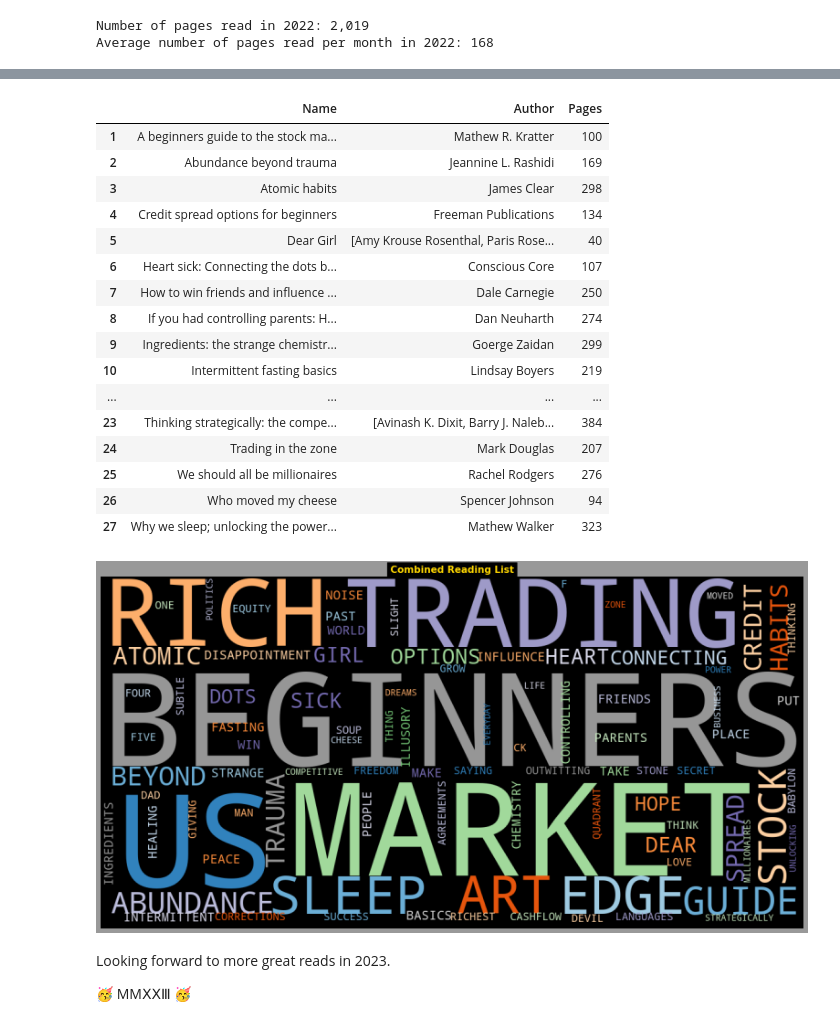
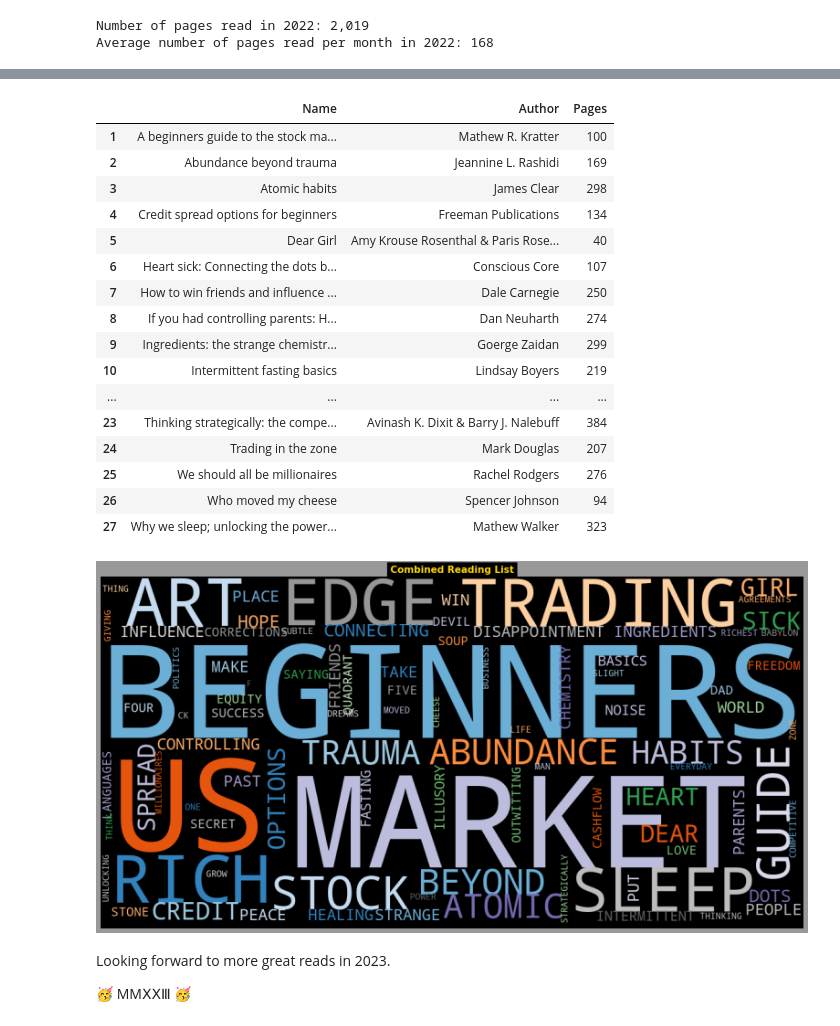
Before and after one commit to Sonya-7/PersonalReadingTrends, a Jupyter notebook: reading-list.ipynb, the cells around one changed output, grey strips where cells are left out. Saved outputs shown, nothing was run; the diff lists cells and outputs as text; code cells hidden in the pictures.

```diff
--- a/reading-list.ipynb
+++ b/reading-list.ipynb
@@ -24,8 +24,8 @@ book_list2021 = {1:{'Name':"The richest man in Babylon", 'Author':"George S. Cla
                  , 14:{'Name':"A beginners guide to the stock market", 'Author':"Mathew R. Kratter", 'Pages':100}
                  , 15:{'Name':"Credit spread options for beginners", 'Author':"Freeman Publications", 'Pages':134}
                  , 16:{'Name':"Heart sick: Connecting the dots between hope, disappointment and healing", 'Author':"Conscious Core", 'Pages':107}
-                 , 17:{'Name':"Thinking strategically: the competitive edge in business, politics and everyday life", 'Author':["Avinash K. Dixit", "Barry J. Nalebuff"], 'Pages':384}
-                 , 18:{'Name':"Noise trading and illusory corrections in the US equity markets", 'Author':["Jennifer C. Bender", "Carol L. Osler", "David Simon"], 'Pages':47}
+                 , 17:{'Name':"Thinking strategically: the competitive edge in business, politics and everyday life", 'Author':"Avinash K. Dixit & " "Barry J. Nalebuff", 'Pages':384}
+                 , 18:{'Name':"Noise trading and illusory corrections in the US equity markets", 'Author':"Jennifer C. Bender & " "Carol L. Osler & " "David Simon", 'Pages':47}
                 }
 # %%
 BL21 = pd.DataFrame(book_list2021).transpose()
@@ -85,7 +85,7 @@ book_list2022 = {1:{'Name':"The subtle art of not giving a F*ck", 'Author':"Mark
                  , 6:{'Name':"The art of saying NO", 'Author':"Damon Zahariades", 'Pages':160}
                  , 7:{'Name':"If you had controlling parents: How to make peace with your past and take your place in the world", 'Author':"Dan Neuharth", 'Pages':274}
                  , 8:{'Name':"Abundance beyond trauma", 'Author':"Jeannine L. Rashidi", 'Pages':169}
-                 , 9:{'Name':"Dear Girl", 'Author':["Amy Krouse Rosenthal", "Paris Rosenthal"], 'Pages':40}
+                 , 9:{'Name':"Dear Girl", 'Author':"Amy Krouse Rosenthal & " "Paris Rosenthal", 'Pages':40}
                 }
 # %%
 BL22 = pd.DataFrame(book_list2022).transpose()
@@ -128,21 +128,20 @@ plt.show()
 # %%
 comb_list = pd.concat([BL21, BL22]).sort_values(by='Name').set_index([pd.Index(range(1, len(BL21) + len(BL22) + 1))])
-comb_list.to_csv('reading_list.csv')
 comb_list
 # %% [output]
 |  | Name | Author | Pages |
 | 1 | A beginners guide to the stock ma... | Mathew R. Kratter | 100 |
 | 2 | Abundance beyond trauma | Jeannine L. Rashidi | 169 |
 | 3 | Atomic habits | James Clear | 298 |
 | 4 | Credit spread options for beginners | Freeman Publications | 134 |
-| 5 | Dear Girl | [Amy Krouse Rosenthal, Paris Rose... | 40 |
+| 5 | Dear Girl | Amy Krouse Rosenthal & Paris Rose... | 40 |
 | 6 | Heart sick: Connecting the dots b... | Conscious Core | 107 |
 | 7 | How to win friends and influence ... | Dale Carnegie | 250 |
 | 8 | If you had controlling parents: H... | Dan Neuharth | 274 |
 | 9 | Ingredients: the strange chemistr... | Goerge Zaidan | 299 |
 | 10 | Intermittent fasting basics | Lindsay Boyers | 219 |
 | ... | ... | ... | ... |
-| 23 | Thinking strategically: the compe... | [Avinash K. Dixit, Barry J. Naleb... | 384 |
+| 23 | Thinking strategically: the compe... | Avinash K. Dixit & Barry J. Nalebuff | 384 |
 | 24 | Trading in the zone | Mark Douglas | 207 |
 | 25 | We should all be millionaires | Rachel Rodgers | 276 |
 | 26 | Who moved my cheese | Spencer Johnson | 94 |
@@ -162,7 +161,7 @@ plt.title("Combined Reading List", fontweight='bold', color='gold', backgroundco
 
 plt.show()
 # %% [output]
-[figure, old version]
+[figure, new version]
 # %%
 comb_list.to_csv('reading_list.csv')
 # %% [markdown]
```
Also changed, not shown: parts of 4 cells of this notebook.
